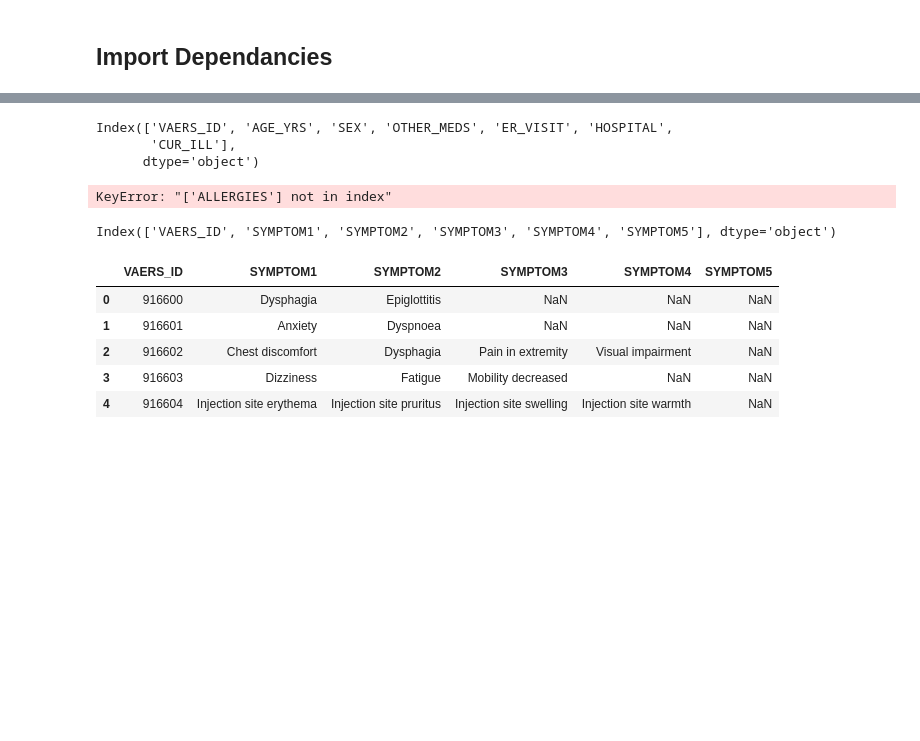
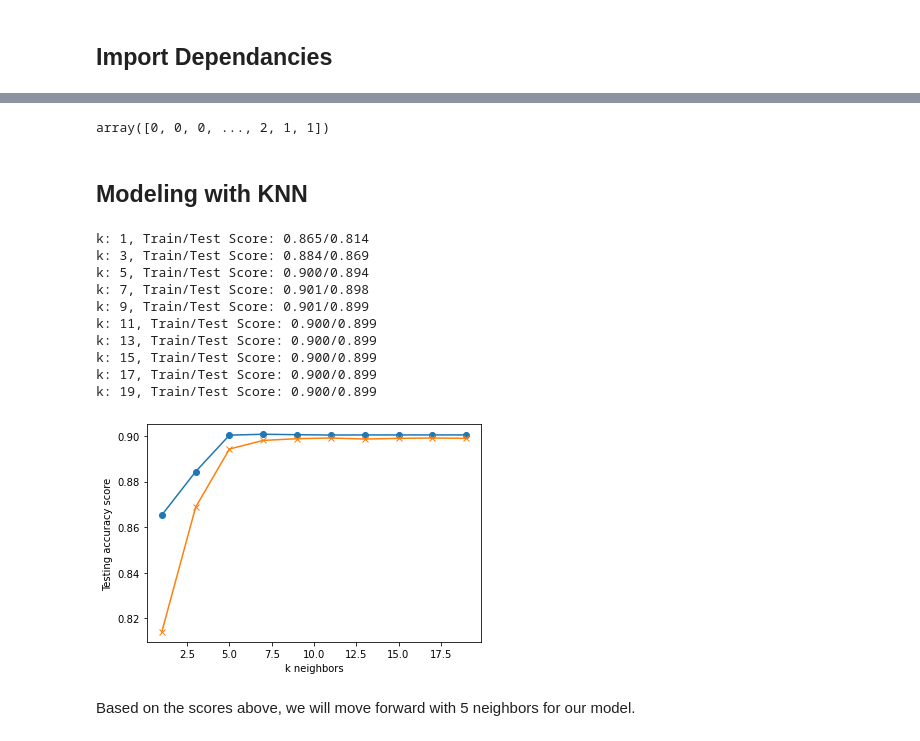
Before and after one commit to D11eleven/Vaccine_Side_Effects_Predictor, a Jupyter notebook: TL/Untitled.ipynb, the cells around one changed output, grey strips where cells are left out. Drawn from its saved outputs; the diff is of its cells as text; code cells hidden in the pictures; blank space fills up the shorter version.

Commit message:
began KNN modeling

```diff
--- a/TL/Untitled.ipynb
+++ b/TL/Untitled.ipynb
@@ -30,0 +30,4 @@ overview_df.head()
+# %%
+# create train data
+X = data_df.drop(['VAERS_ID', 'SYMPTOM','ASSIGNED_GROUP','SEVERITY_LEVEL','HOSPITAL','AGE_YRS', 'AGE_GROUP'], axis=1)
+X
@@ -31,28 +48,52 @@ overview_df.head()
+# %%
+# convert the serverity labels to numbers and create the target data
+y = LabelEncoder().fit_transform(data_df['SEVERITY_LEVEL'])
+y
+# %% [output]
+array([0, 0, 0, ..., 2, 1, 1])
 # %%
-overview_df.columns
+# split into train and test
+X_train, X_test, y_train, y_test = train_test_split(X, y, random_state=33)
-# %% [output]
-Index(['VAERS_ID', 'AGE_YRS', 'SEX', 'OTHER_MEDS', 'ER_VISIT', 'HOSPITAL',
-       'CUR_ILL'],
-      dtype='object')
 # %%
-#drop columns from overview_df
-overview_df = overview_df[['VAERS_ID', 'AGE_YRS', 'SEX', 'OTHER_MEDS', 'ER_VISIT', 'HOSPITAL', 'CUR_ILL', 'ALLERGIES']]
-overview_df.head()
+# Scaling the train data with StandardScaler()
+scaler = StandardScaler().fit(X_train)
+X_train_scaled = scaler.transform(X_train)
+X_test_scaled = scaler.transform(X_test)
-# %% [output]
-KeyError: "['ALLERGIES'] not in index"
-# %%
-symptoms_df.columns
-# %% [output]
-Index(['VAERS_ID', 'SYMPTOM1', 'SYMPTOM2', 'SYMPTOM3', 'SYMPTOM4', 'SYMPTOM5'], dtype='object')
-# %%
-symptoms_df = symptoms_df[['VAERS_ID', 'SYMPTOM1', 'SYMPTOM2', 'SYMPTOM3', 'SYMPTOM4', 'SYMPTOM5']]
-symptoms_df.head()
-# %% [output]
-|  | VAERS_ID | SYMPTOM1 | SYMPTOM2 | SYMPTOM3 | SYMPTOM4 | SYMPTOM5 |
-| 0 | 916600 | Dysphagia | Epiglottitis | NaN | NaN | NaN |
-| 1 | 916601 | Anxiety | Dyspnoea | NaN | NaN | NaN |
-| 2 | 916602 | Chest discomfort | Dysphagia | Pain in extremity | Visual impairment | NaN |
-| 3 | 916603 | Dizziness | Fatigue | Mobility decreased | NaN | NaN |
-| 4 | 916604 | Injection site erythema | Injection site pruritus | Injection site swelling | Injection site warmth | NaN |
+# %% [markdown]
+## Modeling with KNN
+# %%
+# Loop through different k values to find which has the highest accuracy.
+# Note: We use only odd numbers because we don't want any ties.
+train_scores = []
+test_scores = []
+for k in range(1, 20, 2):
+    knn = KNeighborsClassifier(n_neighbors=k)
+    knn.fit(X_train_scaled, y_train)
+    train_score = knn.score(X_train_scaled, y_train)
+    test_score = knn.score(X_test_scaled, y_test)
+    train_scores.append(train_score)
+    test_scores.append(test_score)
+    print(f"k: {k}, Train/Test Score: {train_score:.3f}/{test_score:.3f}")
+
+
+plt.plot(range(1, 20, 2), train_scores, marker='o')
+plt.plot(range(1, 20, 2), test_scores, marker="x")
+plt.xlabel("k neighbors")
+plt.ylabel("Testing accuracy score")
+plt.show()
+# %% [output]
+k: 1, Train/Test Score: 0.865/0.814
+k: 3, Train/Test Score: 0.884/0.869
+k: 5, Train/Test Score: 0.900/0.894
+k: 7, Train/Test Score: 0.901/0.898
+k: 9, Train/Test Score: 0.901/0.899
+k: 11, Train/Test Score: 0.900/0.899
+k: 13, Train/Test Score: 0.900/0.899
+k: 15, Train/Test Score: 0.900/0.899
+k: 17, Train/Test Score: 0.900/0.899
+k: 19, Train/Test Score: 0.900/0.899
+[figure, added]
+# %% [markdown]
+Based on the scores above, we will move forward with 5 neighbors for our model.
 # %%
 vaccine_df.head()
```
Also changed, not shown: parts of 10 cells of this notebook, 3 other files.
